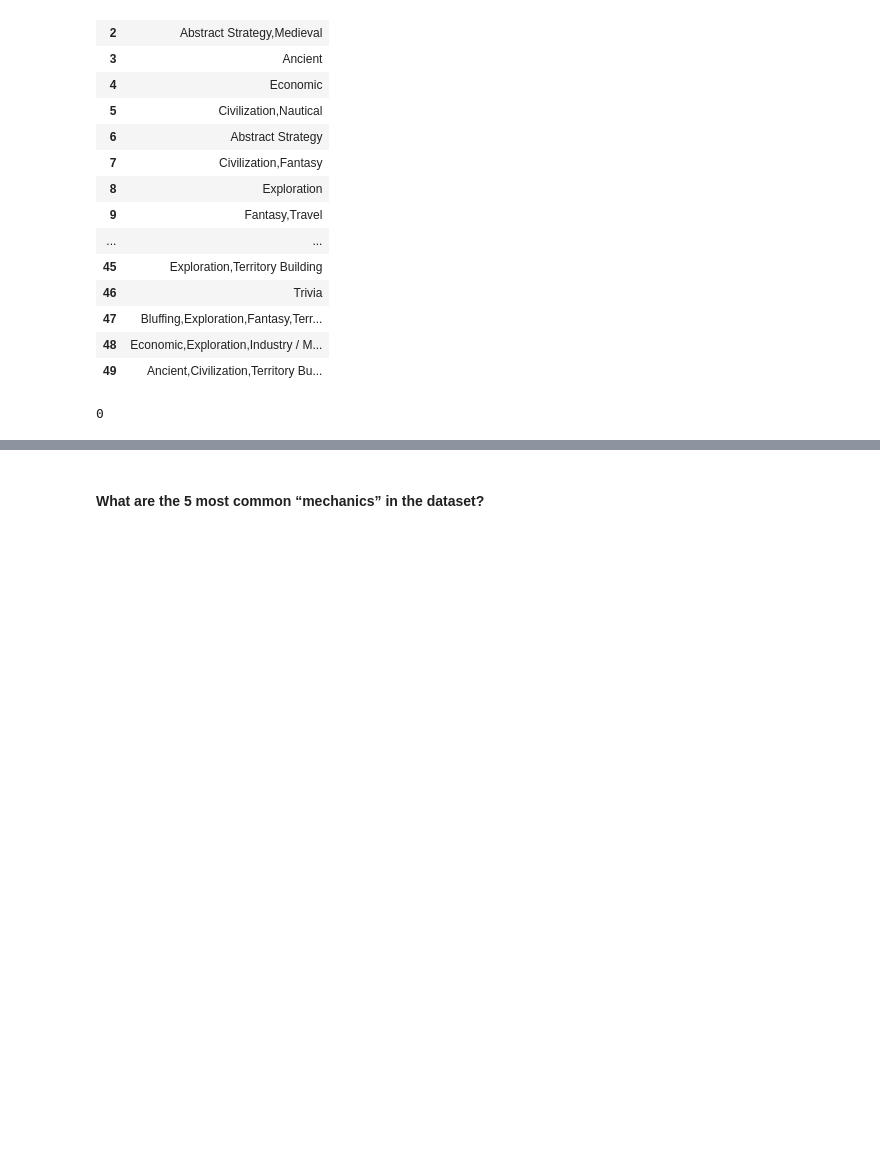
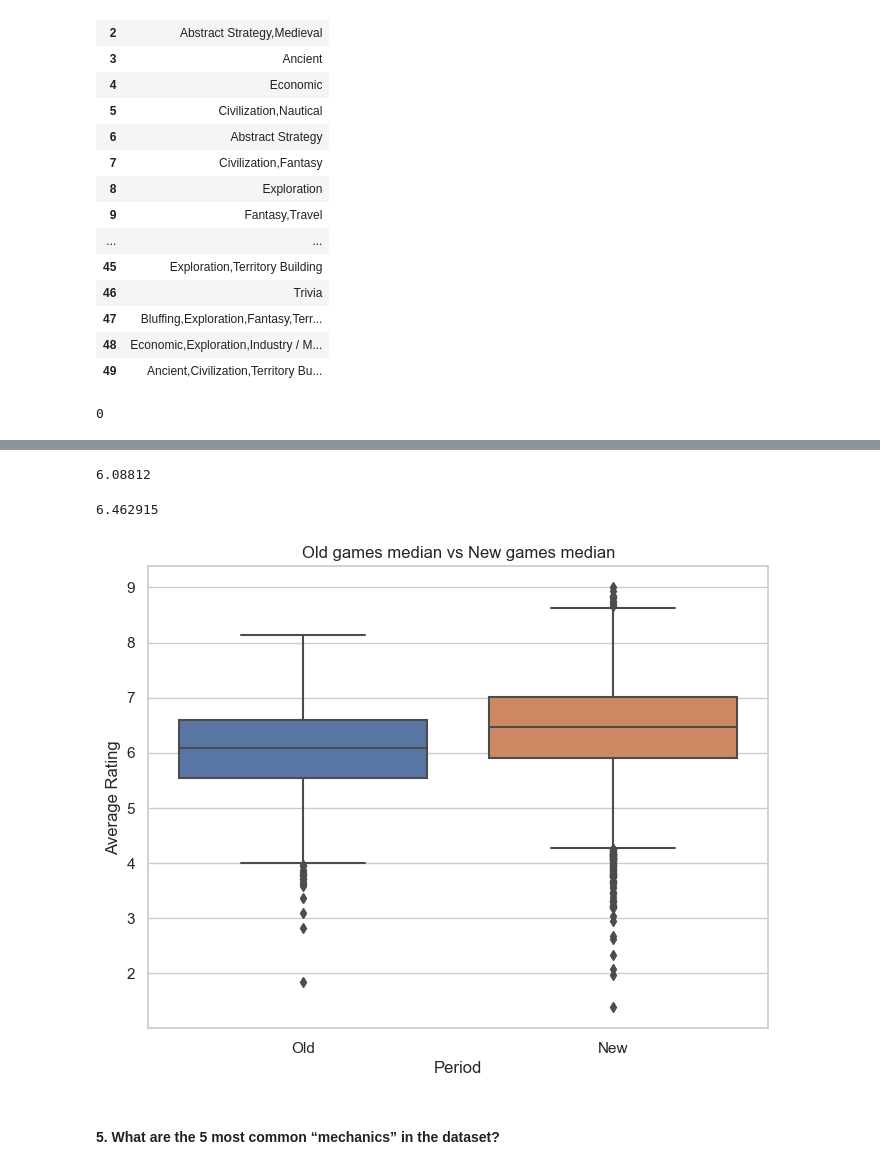
Before and after one commit to ayllinBukovic/AyllinBukovic_DVisHDip_CA1, a Jupyter notebook: AyllinBukovic_DVisHDip_CA1.ipynb, the cells around one changed output, grey strips where cells are left out. Cells and saved outputs as stored; diff of their text form; code cells hidden in the pictures; blank space fills up the shorter version.

```diff
--- a/AyllinBukovic_DVisHDip_CA1.ipynb
+++ b/AyllinBukovic_DVisHDip_CA1.ipynb
@@ -467,2 +470,20 @@ df_games
+# %%
+old_median
+# %% [output]
+6.08812
+# %%
+new_median
+# %% [output]
+6.462915
+# %%
+sns.set(style="whitegrid")
+plt.figure(figsize=(8, 6))
+sns.boxplot(x="period", y='average_rating', data=df_games)
+
+plt.xlabel("Period")
+plt.ylabel("Average Rating")
+plt.title("Old games median vs New games median");
+# %% [output]
+[figure, added]
 # %% [markdown]
-#### What are the 5 most common “mechanics” in the dataset?
+#### 5. What are the 5 most common “mechanics” in the dataset?
```
Also changed, not shown: parts of 32 cells of this notebook.
